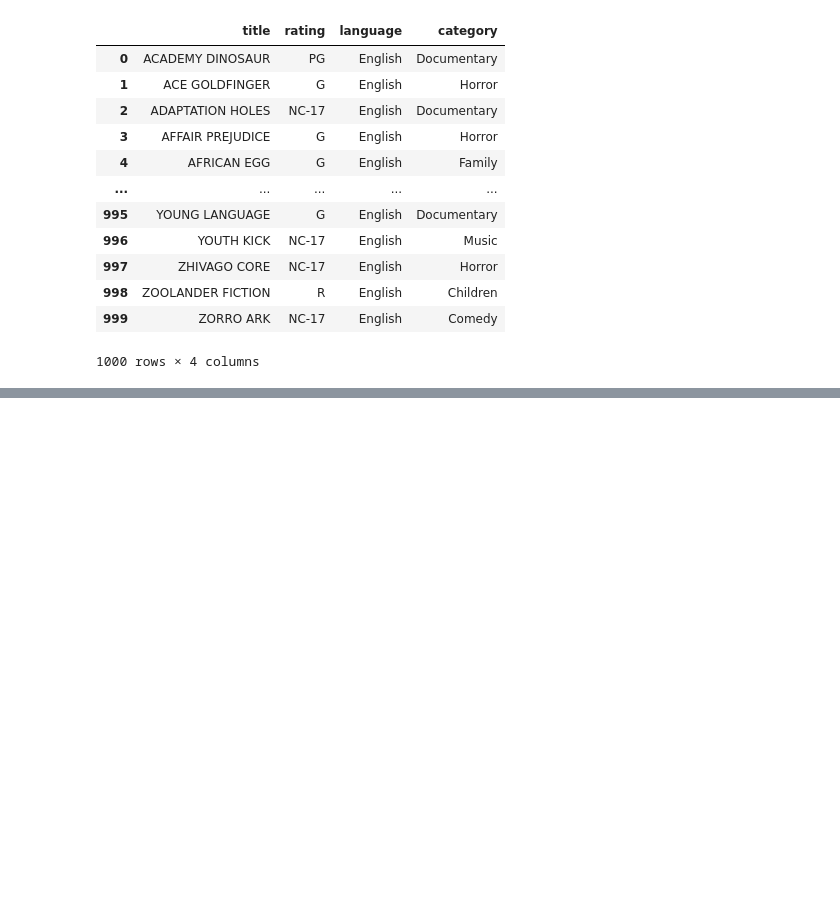
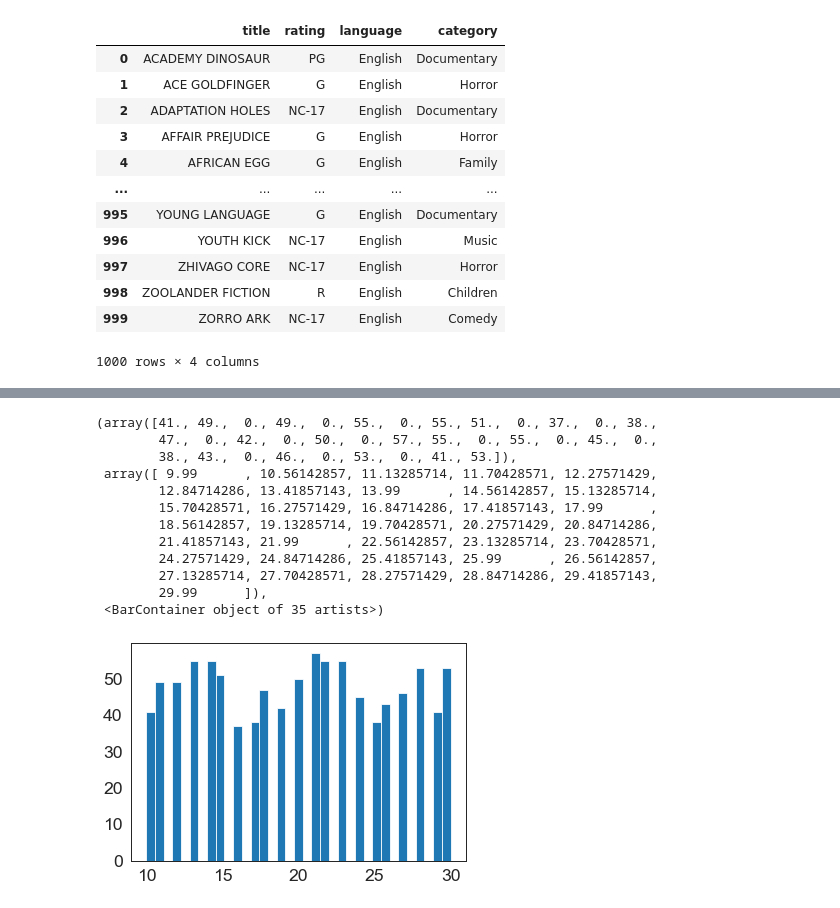
Before and after one commit to sebastianvier/ironhack_labs, a Jupyter notebook: week_9/lab-predictions-logistic-regression/logistic_regression.ipynb, the cells around one changed output, grey strips where cells are left out. Drawn from its saved outputs; the diff is of its cells as text; code cells hidden in the pictures; blank space fills up the shorter version.

```diff
--- a/week_9/lab-predictions-logistic-regression/logistic_regression.ipynb
+++ b/week_9/lab-predictions-logistic-regression/logistic_regression.ipynb
@@ -445,0 +512,19 @@ categorical
+# %%
+# Solving the problem of the 0.99 cents on each replacement cost
+# numerical['replacement_cost'] = numerical.replacement_cost.map(lambda x : x + 0.01)
+plt.hist(numerical.replacement_cost, bins=35)
+## The anomalies are shown because the amount is discrete and not continuous.
+# %% [output]
+(array([41., 49.,  0., 49.,  0., 55.,  0., 55., 51.,  0., 37.,  0., 38.,
+        47.,  0., 42.,  0., 50.,  0., 57., 55.,  0., 55.,  0., 45.,  0.,
+        38., 43.,  0., 46.,  0., 53.,  0., 41., 53.]),
+ array([ 9.99      , 10.56142857, 11.13285714, 11.70428571, 12.27571429,
+        12.84714286, 13.41857143, 13.99      , 14.56142857, 15.13285714,
+        15.70428571, 16.27571429, 16.84714286, 17.41857143, 17.99      ,
+        18.56142857, 19.13285714, 19.70428571, 20.27571429, 20.84714286,
+        21.41857143, 21.99      , 22.56142857, 23.13285714, 23.70428571,
+        24.27571429, 24.84714286, 25.41857143, 25.99      , 26.56142857,
+        27.13285714, 27.70428571, 28.27571429, 28.84714286, 29.41857143,
+        29.99      ]),
+ <BarContainer object of 35 artists>)
+[figure, added]
```
Also changed, not shown: parts of 39 cells of this notebook.
